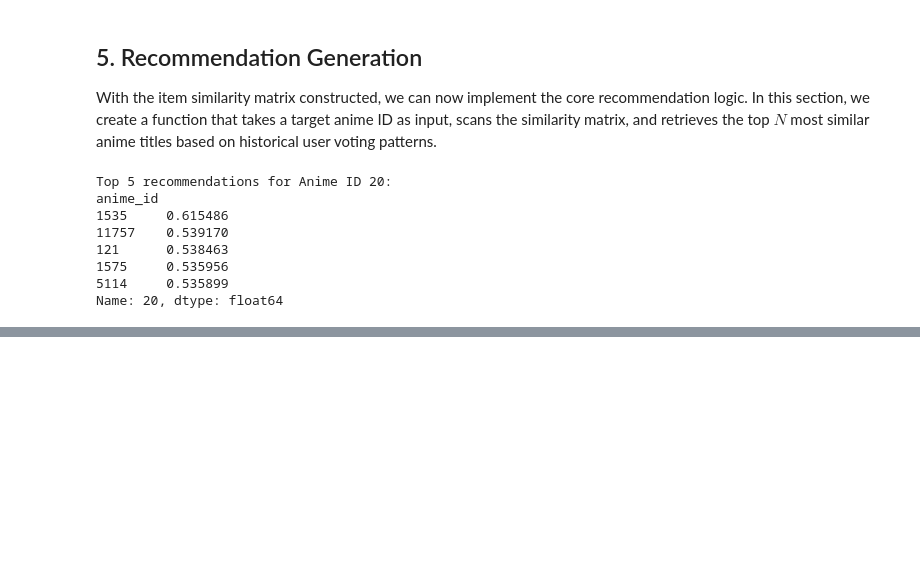
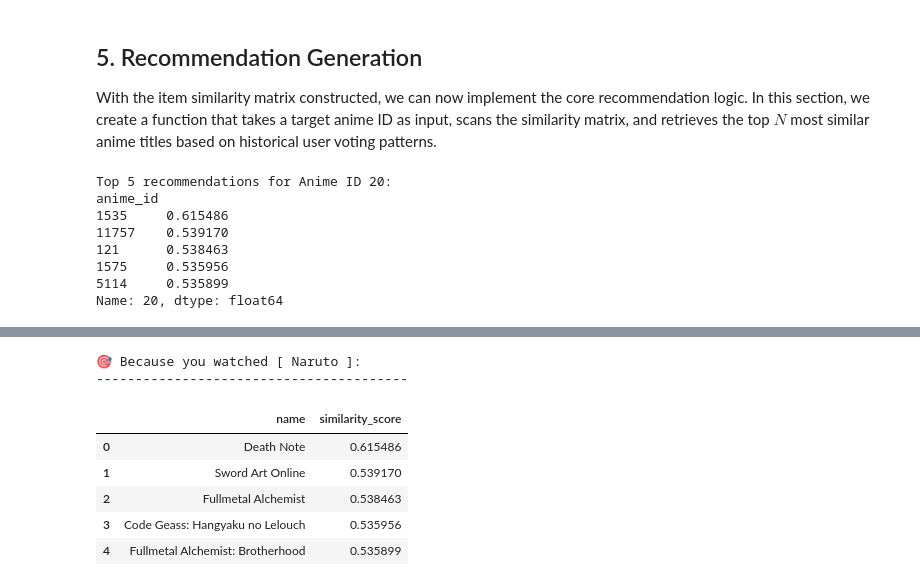
Before and after one commit to plantpieck/Anime-Recommender-System, a Jupyter notebook: notebooks/main_notebook.ipynb, the cells around one changed output, grey strips where cells are left out. Drawn from its saved outputs; the diff is of its cells as text; code cells hidden in the pictures; blank space fills up the shorter version.

Commit message:
Implement metadata mapping to display actual anime titles in recommendations

```diff
--- a/notebooks/main_notebook.ipynb
+++ b/notebooks/main_notebook.ipynb
@@ -169,0 +174,49 @@ Name: 20, dtype: float64
+# %%
+# --- Day 5: Mapping IDs to Names ---
+
+# 1. Load the anime metadata dataset
+anime_df = pd.read_csv('/Users/plantpieck/UT/anime-recommender/data/anime.csv')
+
+# 2. Advanced Recommendation Function
+def get_full_recommendation(anime_id, top_n=5):
+    """
+    Returns the top N recommended anime titles along with their similarity scores.
+    """
+    if anime_id not in item_similarity_df.index:
+        return f"Anime ID {anime_id} not found in the filtered matrix."
+
+    # Extract the name of the target anime for better UI
+    target_anime_name = anime_df[anime_df['anime_id'] == anime_id]['name'].values
+    target_name = target_anime_name[0] if len(target_anime_name) > 0 else "Unknown Anime"
+
+    print(f"🎯 Because you watched [ {target_name} ]:")
+    print("-" * 40)
+
+    # Get similar scores
+    similar_scores = item_similarity_df[anime_id].sort_values(ascending=False)
+    top_similar = similar_scores.iloc[1:top_n+1]
+
+    # Create a temporary DataFrame for the results
+    results_df = pd.DataFrame({
+        'anime_id': top_similar.index,
+        'similarity_score': top_similar.values
+    })
+
+    # Merge with the anime metadata to get the names
+    final_recommendations = results_df.merge(anime_df[['anime_id', 'name']], on='anime_id', how='left')
+
+    # Rearrange columns for a cleaner look
+    return final_recommendations[['name', 'similarity_score']]
+
+# --- TEST THE ADVANCED SYSTEM ---
+# Testing with ID 20 (Naruto) again to see the actual names!
+get_full_recommendation(20, top_n=5)
+# %% [output]
+🎯 Because you watched [ Naruto ]:
+----------------------------------------
+|  | name | similarity_score |
+| 0 | Death Note | 0.615486 |
+| 1 | Sword Art Online | 0.539170 |
+| 2 | Fullmetal Alchemist | 0.538463 |
+| 3 | Code Geass: Hangyaku no Lelouch | 0.535956 |
+| 4 | Fullmetal Alchemist: Brotherhood | 0.535899 |
```
Also changed, not shown: parts of 1 cell of this notebook, 5 other files.
